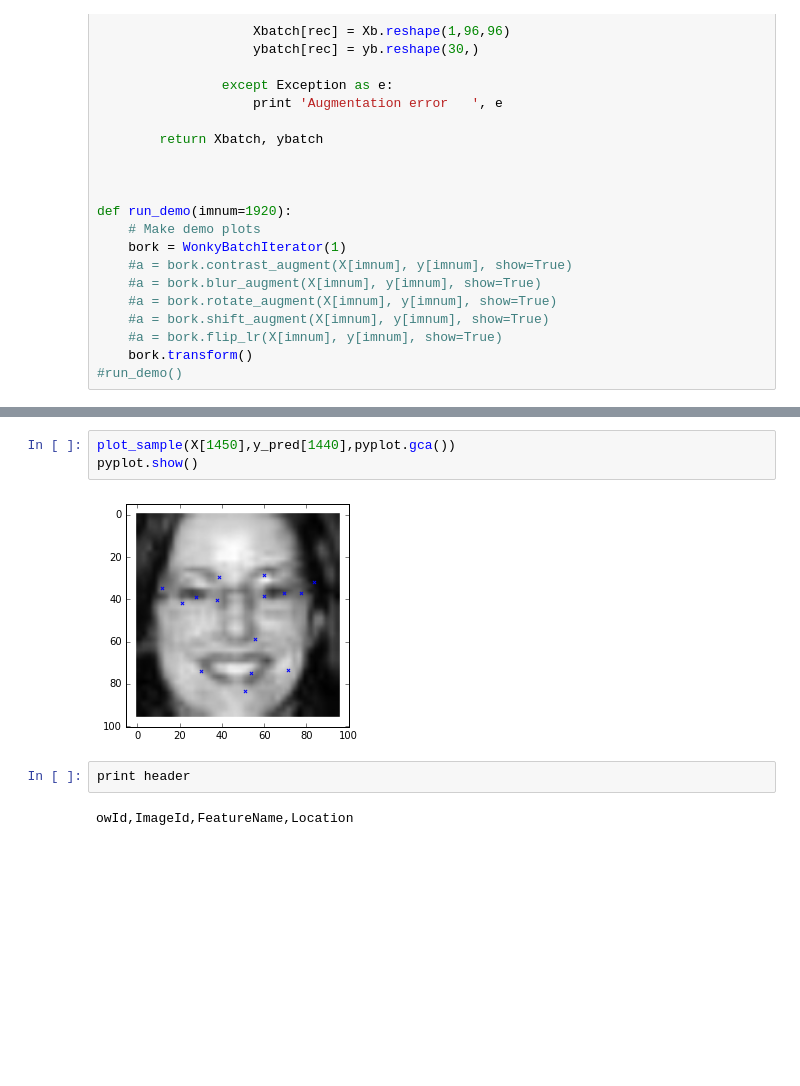
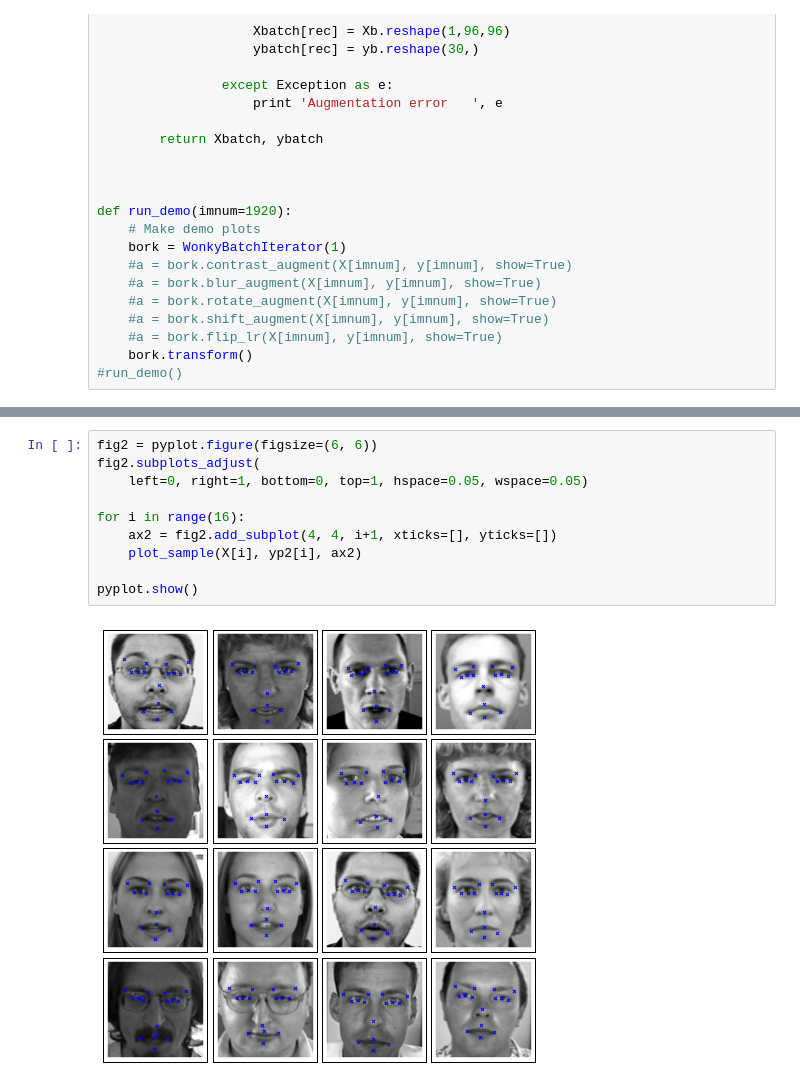
Before and after one commit to mjasek114/w207-Kaggle-Facial-Keypoint-Detection, a Jupyter notebook: Project/Source/James_&_Beth_CNN.ipynb, the cells around one changed output, grey strips where cells are left out. Drawn from its saved outputs; the diff is of its cells as text; blank space fills up the shorter version.

```diff
--- a/Project/Source/James_&_Beth_CNN.ipynb
+++ b/Project/Source/James_&_Beth_CNN.ipynb
@@ -512,9 +520,12 @@ dtype: int64
-# %%
-plot_sample(X[1450],y_pred[1440],pyplot.gca())
-pyplot.show()
-# %% [output]
-[figure, removed]
-# %%
-print header
-# %% [output]
-owId,ImageId,FeatureName,Location
+# %%
+fig2 = pyplot.figure(figsize=(6, 6))
+fig2.subplots_adjust(
+    left=0, right=1, bottom=0, top=1, hspace=0.05, wspace=0.05)
+
+for i in range(16):
+    ax2 = fig2.add_subplot(4, 4, i+1, xticks=[], yticks=[])
+    plot_sample(X[i], yp2[i], ax2)
+
+pyplot.show()
+# %% [output]
+[figure, added]
```
Also changed, not shown: parts of 11 cells of this notebook, 5 other files.
